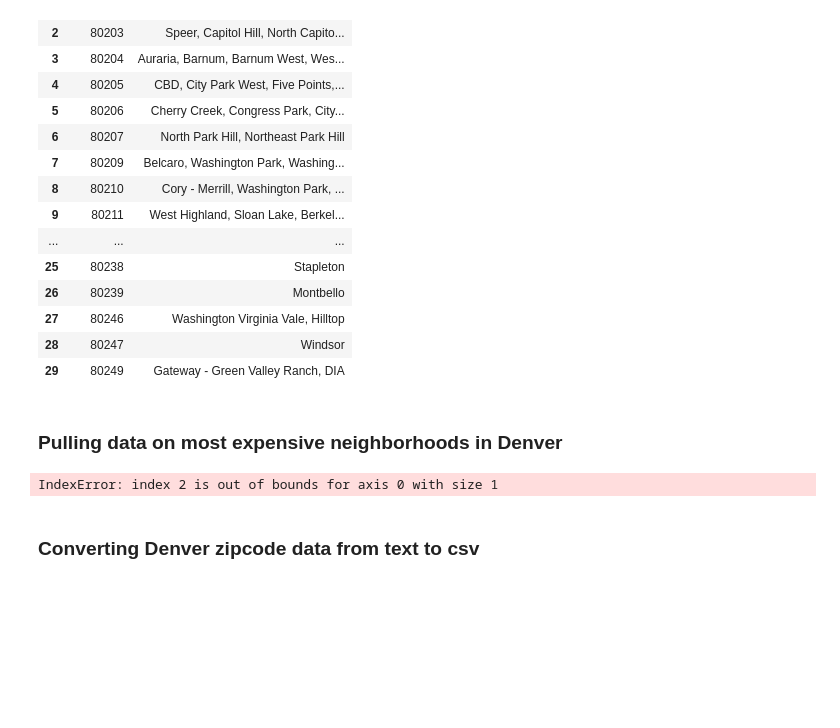
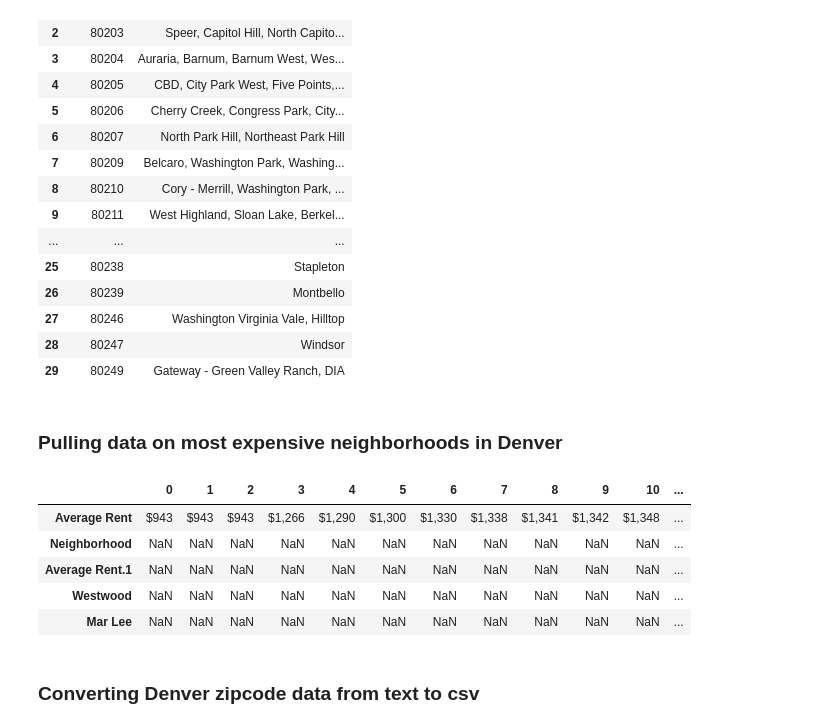
Before and after one commit to strange1120/battle-of-the-neighborhoods, a Jupyter notebook: battle-of-the-neighborhoods-denver.ipynb, the cells around one changed output. Saved outputs shown, nothing was run; the diff lists cells and outputs as text; code cells hidden in the pictures; blank space fills up the shorter version.

Commit message:
better data on cost of living by neighborhood dataframe imported

```diff
--- a/battle-of-the-neighborhoods-denver.ipynb
+++ b/battle-of-the-neighborhoods-denver.ipynb
@@ -96,13 +96,17 @@ with open("average_rent.csv", "w") as f:
     wr.writerows([[td.text.rstrip() for td in row.find_all("td")] for row in table.select("tr")])
 # %%
 cost_of_living_data = pd.read_csv('average_rent.csv')
-
 cost_of_living_data.drop(cost_of_living_data.columns[2], axis=1)
-cost_of_living_data.reset_index(drop=True)
-#transposed_data = cost_of_living_data.T
-cost_of_living_data.head()
+#cost_of_living_data.reset_index(drop=True)
+transposed_data = cost_of_living_data.T
+transposed_data.head()
 # %% [output]
-IndexError: index 2 is out of bounds for axis 0 with size 1
+|  | 0 | 1 | 2 | 3 | 4 | 5 | 6 | 7 | 8 | 9 | 10 | ... |
+| Average Rent | $943 | $943 | $943 | $1,266 | $1,290 | $1,300 | $1,330 | $1,338 | $1,341 | $1,342 | $1,348 | ... |
+| Neighborhood | NaN | NaN | NaN | NaN | NaN | NaN | NaN | NaN | NaN | NaN | NaN | ... |
+| Average Rent.1 | NaN | NaN | NaN | NaN | NaN | NaN | NaN | NaN | NaN | NaN | NaN | ... |
+| Westwood | NaN | NaN | NaN | NaN | NaN | NaN | NaN | NaN | NaN | NaN | NaN | ... |
+| Mar Lee | NaN | NaN | NaN | NaN | NaN | NaN | NaN | NaN | NaN | NaN | NaN | ... |
 # %% [markdown]
 ### Converting Denver zipcode data from text to csv
 # %%
```
Also changed, not shown: parts of 1 cell of this notebook, 2 other files.
